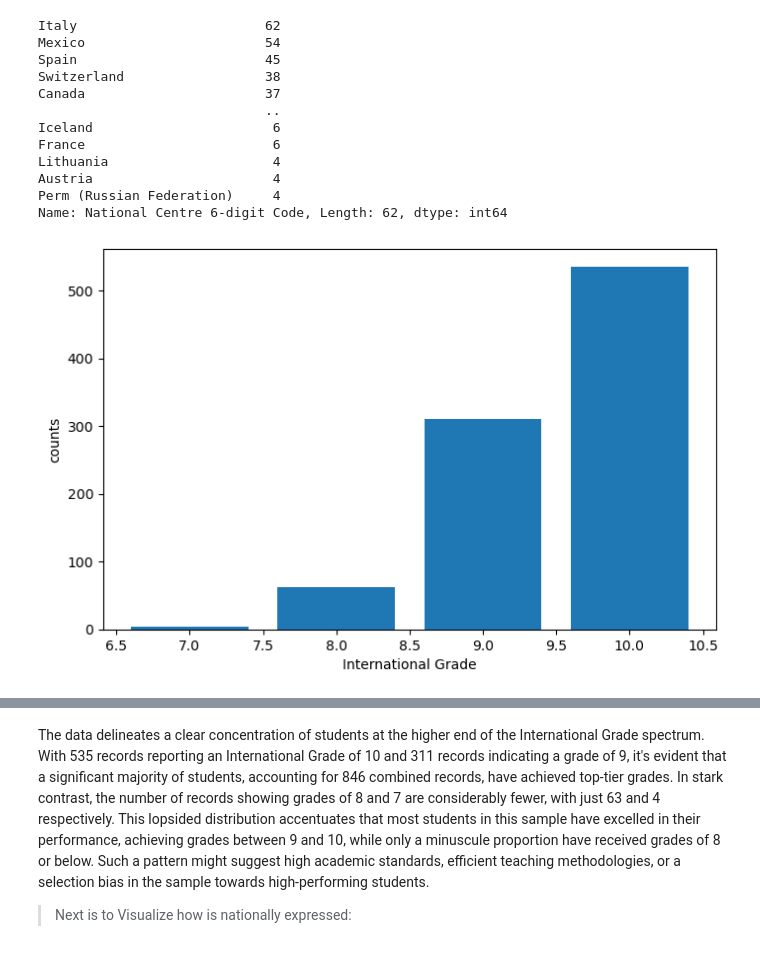
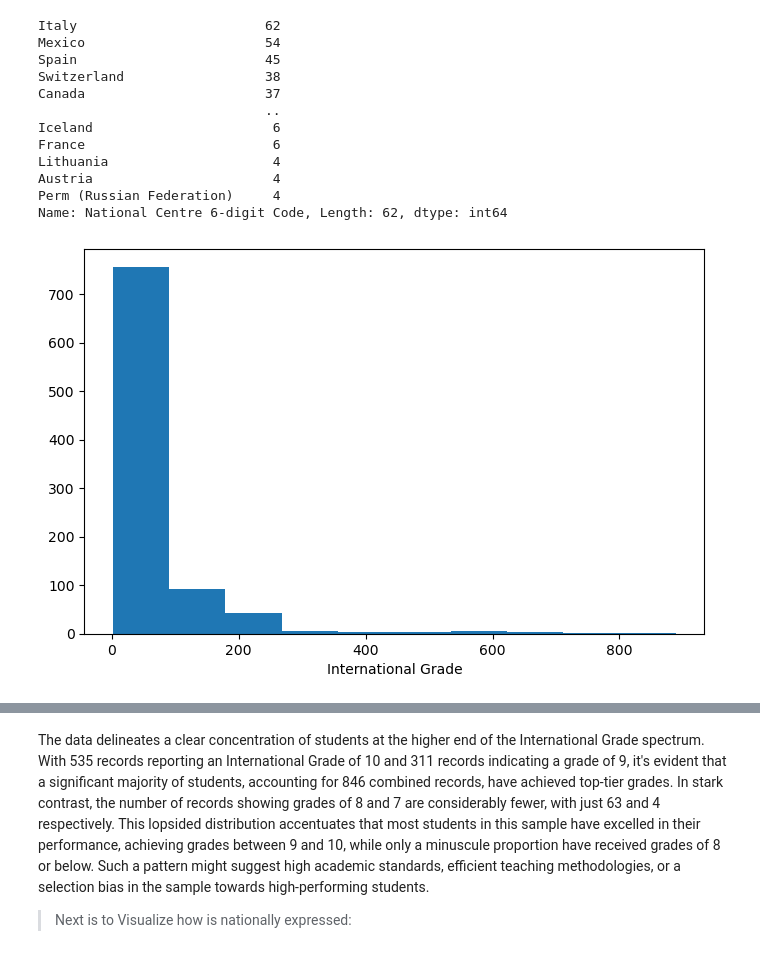
Before and after one commit to henanhasan/visualization_project, a Jupyter notebook: Part_I_exploration.ipynb, the cells around one changed output, grey strips where cells are left out. Saved outputs shown, nothing was run; the diff lists cells and outputs as text; code cells hidden in the pictures.

```diff
--- a/Part_I_exploration.ipynb
+++ b/Part_I_exploration.ipynb
@@ -258,16 +266,22 @@ Austria                       4
 Perm (Russian Federation)     4
 Name: National Centre 6-digit Code, Length: 62, dtype: int64
 # %%
-plt.figure(figsize = [8, 5])
+# plt.figure(figsize = [8, 5])
 
-# Return the Series having unique values
-x = outliers_gone['International Grade'].unique()
-y = outliers_gone['International Grade'].value_counts(sort = False)
-# Return the Series having frequency count of each unique value
-plt.bar(x, y)
-# Labeling the axes
+# # Return the Series having unique values
+# x = outliers_gone['FINAL STUDENT WEIGHT'].unique()
+# y = outliers_gone['FINAL STUDENT WEIGHT'].value_counts(sort = False)
+# # Return the Series having frequency count of each unique value
+# plt.hist(x, y)
+# # Labeling the axes
+# plt.xlabel('International Grade')
+# plt.ylabel('counts')
+# plt.show()
+
+
+plt.figure(figsize=[8, 5])
+plt.hist(data = outliers_gone, x = 'FINAL STUDENT WEIGHT')
 plt.xlabel('International Grade')
-plt.ylabel('counts')
 plt.show()
 # %% [output]
-[figure, old version]
+[figure, new version]
```
Also changed, not shown: parts of 9 cells of this notebook, 2 other files.
